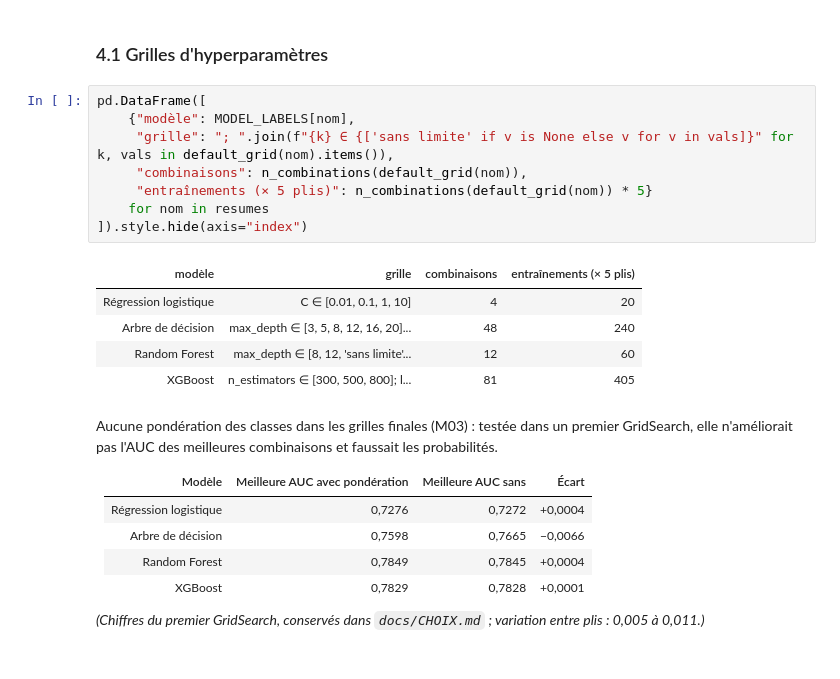
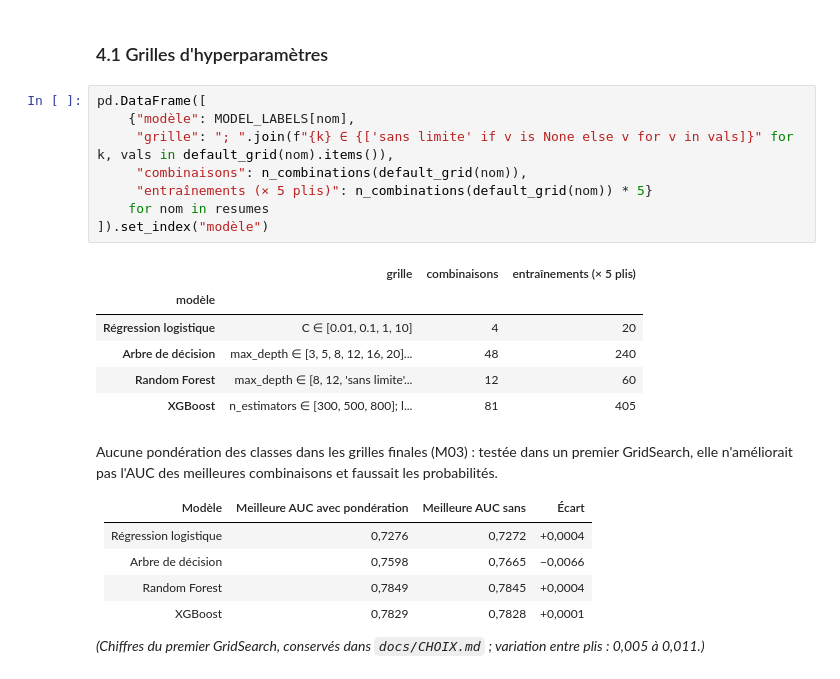
Before and after one commit to aljene307/credit-scoring-xai, a Jupyter notebook: notebooks/analyse_credit.ipynb, the cells around one changed output. Cells and saved outputs as stored; diff of their text form.

```diff
--- a/notebooks/analyse_credit.ipynb
+++ b/notebooks/analyse_credit.ipynb
@@ -629,13 +629,14 @@ Versions : {'python': '3.11.0', 'scikit-learn': '1.9.1', 'xgboost': '3.2.0'}
 # %%
 pd.DataFrame([
     {"modèle": MODEL_LABELS[nom],
      "grille": "; ".join(f"{k} ∈ {['sans limite' if v is None else v for v in vals]}" for k, vals in default_grid(nom).items()),
      "combinaisons": n_combinations(default_grid(nom)),
      "entraînements (× 5 plis)": n_combinations(default_grid(nom)) * 5}
     for nom in resumes
-]).style.hide(axis="index")
+]).set_index("modèle")
 # %% [output]
-| modèle | grille | combinaisons | entraînements (× 5 plis) |
+|  | grille | combinaisons | entraînements (× 5 plis) |
+| modèle |  |  |  |
 | Régression logistique | C ∈ [0.01, 0.1, 1, 10] | 4 | 20 |
 | Arbre de décision | max_depth ∈ [3, 5, 8, 12, 16, 20]... | 48 | 240 |
 | Random Forest | max_depth ∈ [8, 12, 'sans limite'... | 12 | 60 |
```
Also changed, not shown: 3 other files.
